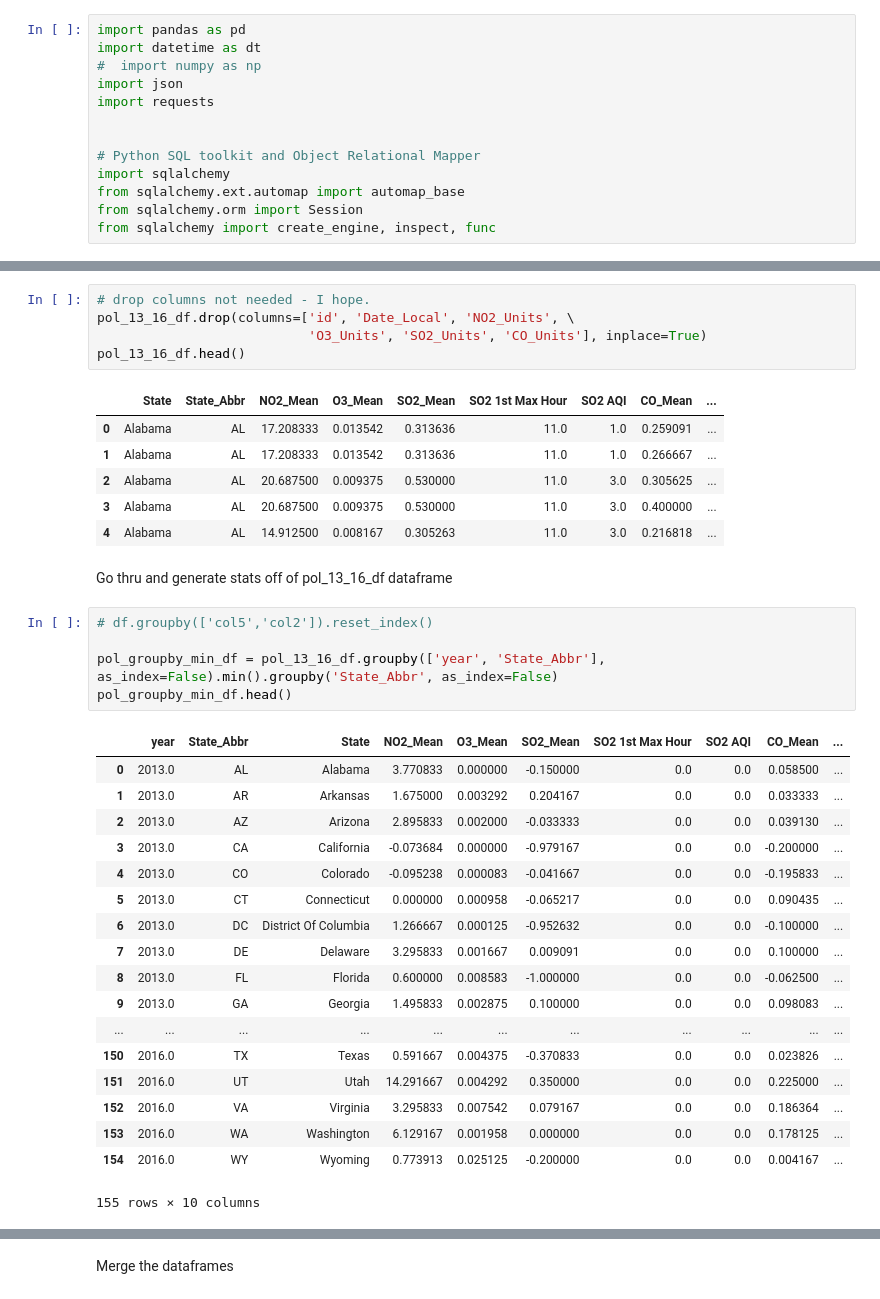
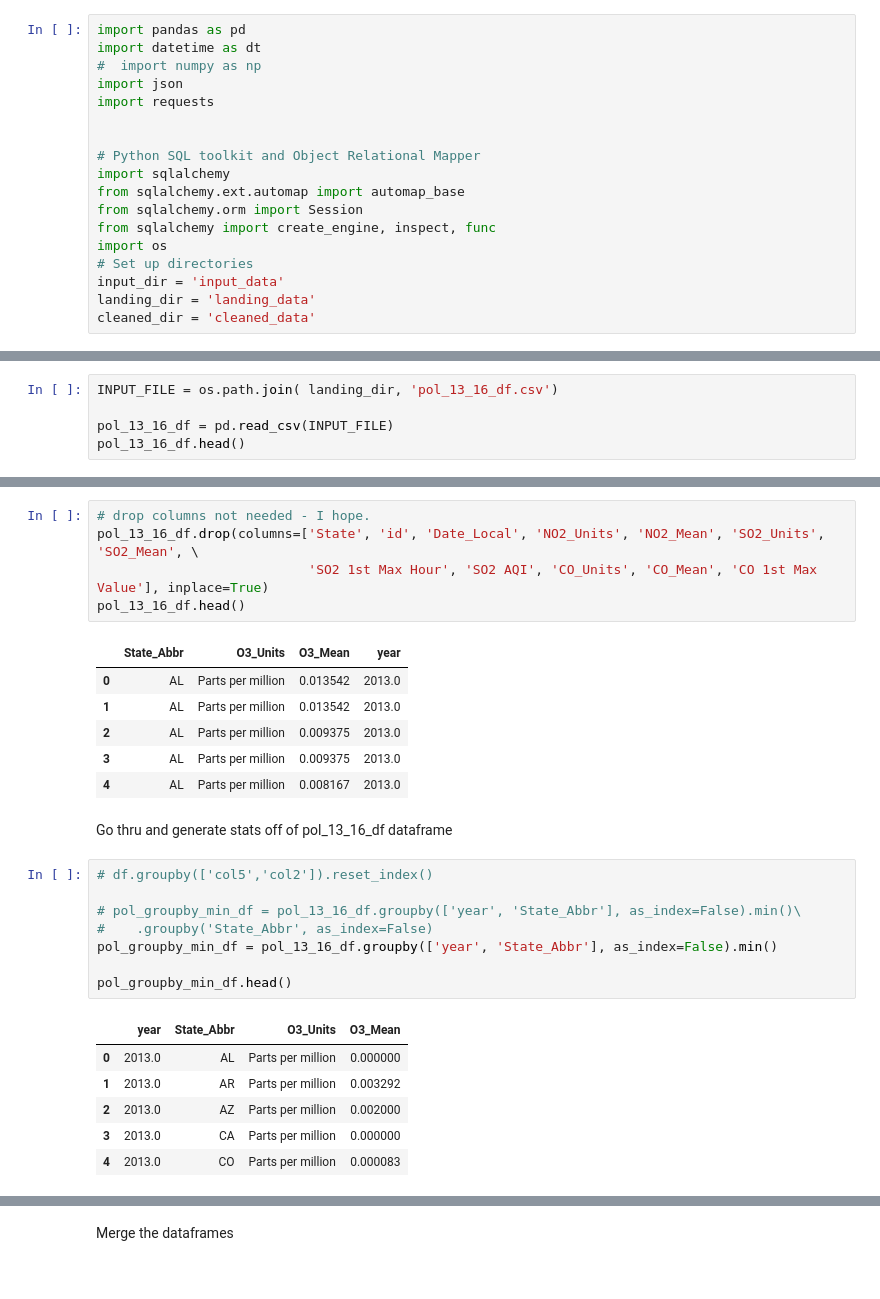
Before and after one commit to emilou1981/ETL-Project, a Jupyter notebook: pollution_groupby_stats.ipynb, the cells around one changed output, grey strips where cells are left out. Cells and saved outputs as stored; diff of their text form.

Commit message:
final hopefully of extract and groupby

```diff
--- a/pollution_groupby_stats.ipynb
+++ b/pollution_groupby_stats.ipynb
@@ -11,3 +11,8 @@ import sqlalchemy
 from sqlalchemy.ext.automap import automap_base
 from sqlalchemy.orm import Session
 from sqlalchemy import create_engine, inspect, func
+import os
+# Set up directories
+input_dir = 'input_data'
+landing_dir = 'landing_data'
+cleaned_dir = 'cleaned_data'
@@ -23,0 +19,5 @@ pol_13_16_df.head()
+# %%
+INPUT_FILE = os.path.join( landing_dir, 'pol_13_16_df.csv')
+
+pol_13_16_df = pd.read_csv(INPUT_FILE)
+pol_13_16_df.head()
@@ -24,41 +31,32 @@ pol_13_16_df.head()
 # %%
 # drop columns not needed - I hope.
-pol_13_16_df.drop(columns=['id', 'Date_Local', 'NO2_Units', \
-                           'O3_Units', 'SO2_Units', 'CO_Units'], inplace=True)
+pol_13_16_df.drop(columns=['State', 'id', 'Date_Local', 'NO2_Units', 'NO2_Mean', 'SO2_Units', 'SO2_Mean', \
+                           'SO2 1st Max Hour', 'SO2 AQI', 'CO_Units', 'CO_Mean', 'CO 1st Max Value'], inplace=True)
 pol_13_16_df.head()
 # %% [output]
-|  | State | State_Abbr | NO2_Mean | O3_Mean | SO2_Mean | SO2 1st Max Hour | SO2 AQI | CO_Mean | ... |
-| 0 | Alabama | AL | 17.208333 | 0.013542 | 0.313636 | 11.0 | 1.0 | 0.259091 | ... |
-| 1 | Alabama | AL | 17.208333 | 0.013542 | 0.313636 | 11.0 | 1.0 | 0.266667 | ... |
-| 2 | Alabama | AL | 20.687500 | 0.009375 | 0.530000 | 11.0 | 3.0 | 0.305625 | ... |
-| 3 | Alabama | AL | 20.687500 | 0.009375 | 0.530000 | 11.0 | 3.0 | 0.400000 | ... |
-| 4 | Alabama | AL | 14.912500 | 0.008167 | 0.305263 | 11.0 | 3.0 | 0.216818 | ... |
+|  | State_Abbr | O3_Units | O3_Mean | year |
+| 0 | AL | Parts per million | 0.013542 | 2013.0 |
+| 1 | AL | Parts per million | 0.013542 | 2013.0 |
+| 2 | AL | Parts per million | 0.009375 | 2013.0 |
+| 3 | AL | Parts per million | 0.009375 | 2013.0 |
+| 4 | AL | Parts per million | 0.008167 | 2013.0 |
 # %% [markdown]
 Go thru and generate stats off of pol_13_16_df dataframe
 # %%
 # df.groupby(['col5','col2']).reset_index()
 
-pol_groupby_min_df = pol_13_16_df.groupby(['year', 'State_Abbr'], as_index=False).min().groupby('State_Abbr', as_index=False)
+# pol_groupby_min_df = pol_13_16_df.groupby(['year', 'State_Abbr'], as_index=False).min()\
+#    .groupby('State_Abbr', as_index=False)
+pol_groupby_min_df = pol_13_16_df.groupby(['year', 'State_Abbr'], as_index=False).min()
+
 pol_groupby_min_df.head()
 # %% [output]
-|  | year | State_Abbr | State | NO2_Mean | O3_Mean | SO2_Mean | SO2 1st Max Hour | SO2 AQI | CO_Mean | ... |
-| 0 | 2013.0 | AL | Alabama | 3.770833 | 0.000000 | -0.150000 | 0.0 | 0.0 | 0.058500 | ... |
-| 1 | 2013.0 | AR | Arkansas | 1.675000 | 0.003292 | 0.204167 | 0.0 | 0.0 | 0.033333 | ... |
-| 2 | 2013.0 | AZ | Arizona | 2.895833 | 0.002000 | -0.033333 | 0.0 | 0.0 | 0.039130 | ... |
-| 3 | 2013.0 | CA | California | -0.073684 | 0.000000 | -0.979167 | 0.0 | 0.0 | -0.200000 | ... |
-| 4 | 2013.0 | CO | Colorado | -0.095238 | 0.000083 | -0.041667 | 0.0 | 0.0 | -0.195833 | ... |
-| 5 | 2013.0 | CT | Connecticut | 0.000000 | 0.000958 | -0.065217 | 0.0 | 0.0 | 0.090435 | ... |
-| 6 | 2013.0 | DC | District Of Columbia | 1.266667 | 0.000125 | -0.952632 | 0.0 | 0.0 | -0.100000 | ... |
-| 7 | 2013.0 | DE | Delaware | 3.295833 | 0.001667 | 0.009091 | 0.0 | 0.0 | 0.100000 | ... |
-| 8 | 2013.0 | FL | Florida | 0.600000 | 0.008583 | -1.000000 | 0.0 | 0.0 | -0.062500 | ... |
-| 9 | 2013.0 | GA | Georgia | 1.495833 | 0.002875 | 0.100000 | 0.0 | 0.0 | 0.098083 | ... |
-| ... | ... | ... | ... | ... | ... | ... | ... | ... | ... | ... |
-| 150 | 2016.0 | TX | Texas | 0.591667 | 0.004375 | -0.370833 | 0.0 | 0.0 | 0.023826 | ... |
-| 151 | 2016.0 | UT | Utah | 14.291667 | 0.004292 | 0.350000 | 0.0 | 0.0 | 0.225000 | ... |
-| 152 | 2016.0 | VA | Virginia | 3.295833 | 0.007542 | 0.079167 | 0.0 | 0.0 | 0.186364 | ... |
-| 153 | 2016.0 | WA | Washington | 6.129167 | 0.001958 | 0.000000 | 0.0 | 0.0 | 0.178125 | ... |
-| 154 | 2016.0 | WY | Wyoming | 0.773913 | 0.025125 | -0.200000 | 0.0 | 0.0 | 0.004167 | ... |
+|  | year | State_Abbr | O3_Units | O3_Mean |
+| 0 | 2013.0 | AL | Parts per million | 0.000000 |
+| 1 | 2013.0 | AR | Parts per million | 0.003292 |
+| 2 | 2013.0 | AZ | Parts per million | 0.002000 |
+| 3 | 2013.0 | CA | Parts per million | 0.000000 |
+| 4 | 2013.0 | CO | Parts per million | 0.000083 |
-155 rows × 10 columns
 # %%
 # - get max
 
```
Also changed, not shown: parts of 11 cells of this notebook, 3 other files.
